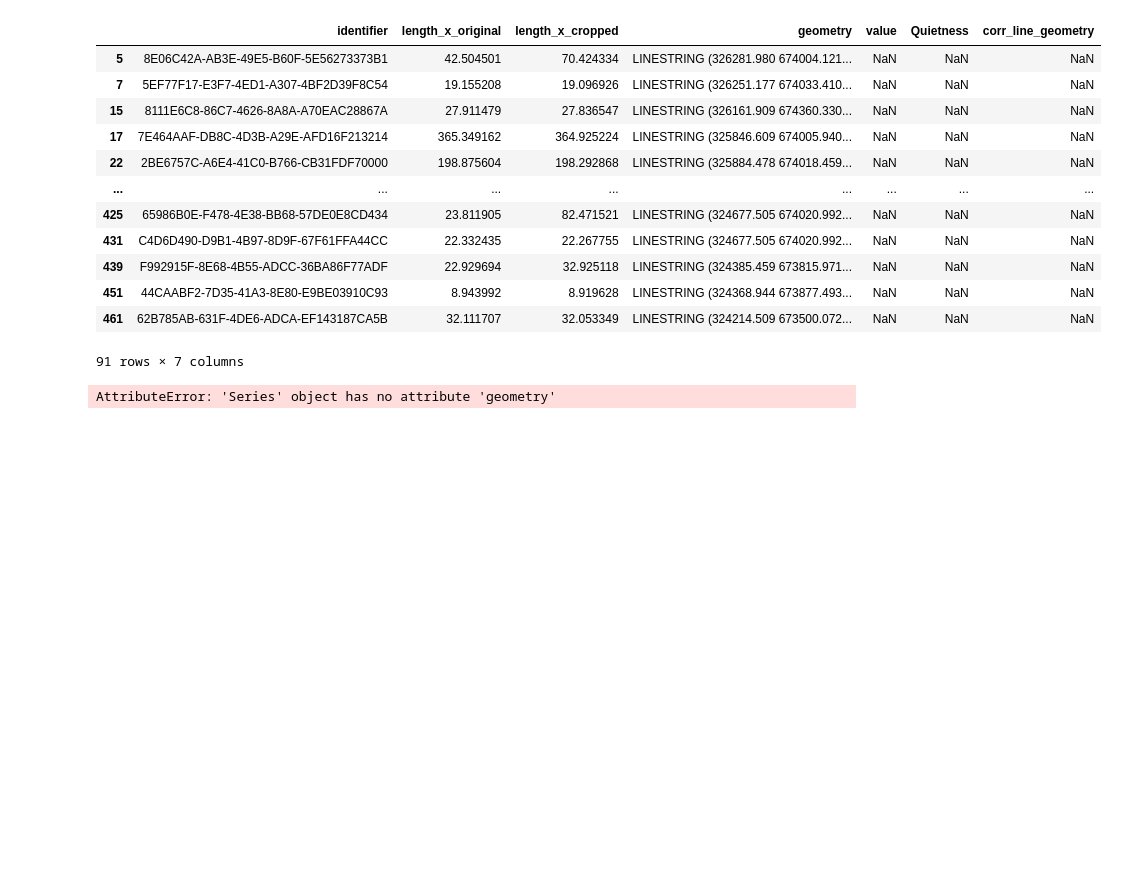
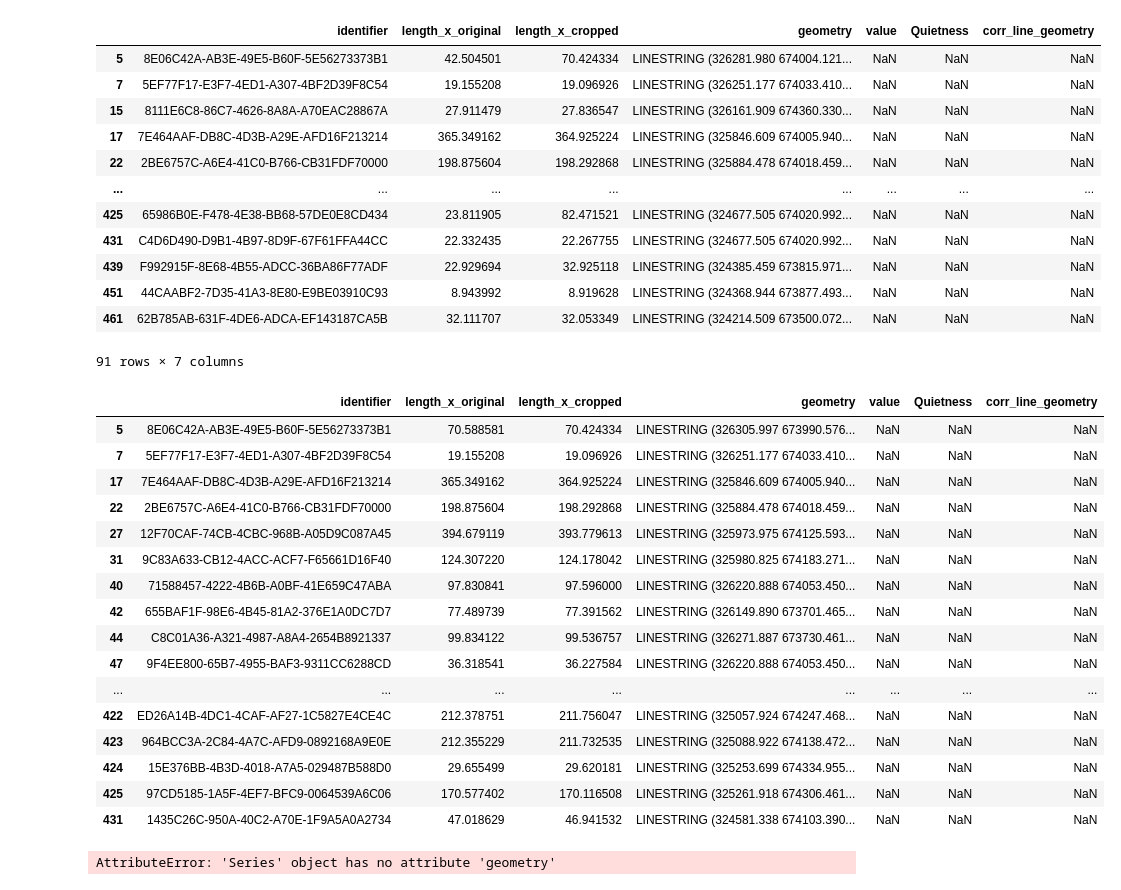
Before and after one commit to nptscot/networkmerge, a Jupyter notebook: stplanr in python.ipynb, the cells around one changed output. Saved outputs shown, nothing was run; the diff lists cells and outputs as text; code cells hidden in the pictures; blank space fills up the shorter version.

```diff
--- a/stplanr in python.ipynb
+++ b/stplanr in python.ipynb
@@ -286,6 +353,26 @@ res_sf[res_sf.isnull().any(axis=1)]
 | 451 | 44CAABF2-7D35-41A3-8E80-E9BE03910C93 | 8.943992 | 8.919628 | LINESTRING (324368.944 673877.493... | NaN | NaN | NaN |
 | 461 | 62B785AB-631F-4DE6-ADCA-EF143187CA5B | 32.111707 | 32.053349 | LINESTRING (324214.509 673500.072... | NaN | NaN | NaN |
 91 rows × 7 columns
+# %%
+rows_with_nulls
+# %% [output]
+|  | identifier | length_x_original | length_x_cropped | geometry | value | Quietness | corr_line_geometry |
+| 5 | 8E06C42A-AB3E-49E5-B60F-5E56273373B1 | 70.588581 | 70.424334 | LINESTRING (326305.997 673990.576... | NaN | NaN | NaN |
+| 7 | 5EF77F17-E3F7-4ED1-A307-4BF2D39F8C54 | 19.155208 | 19.096926 | LINESTRING (326251.177 674033.410... | NaN | NaN | NaN |
+| 17 | 7E464AAF-DB8C-4D3B-A29E-AFD16F213214 | 365.349162 | 364.925224 | LINESTRING (325846.609 674005.940... | NaN | NaN | NaN |
+| 22 | 2BE6757C-A6E4-41C0-B766-CB31FDF70000 | 198.875604 | 198.292868 | LINESTRING (325884.478 674018.459... | NaN | NaN | NaN |
+| 27 | 12F70CAF-74CB-4CBC-968B-A05D9C087A45 | 394.679119 | 393.779613 | LINESTRING (325973.975 674125.593... | NaN | NaN | NaN |
+| 31 | 9C83A633-CB12-4ACC-ACF7-F65661D16F40 | 124.307220 | 124.178042 | LINESTRING (325980.825 674183.271... | NaN | NaN | NaN |
+| 40 | 71588457-4222-4B6B-A0BF-41E659C47ABA | 97.830841 | 97.596000 | LINESTRING (326220.888 674053.450... | NaN | NaN | NaN |
+| 42 | 655BAF1F-98E6-4B45-81A2-376E1A0DC7D7 | 77.489739 | 77.391562 | LINESTRING (326149.890 673701.465... | NaN | NaN | NaN |
+| 44 | C8C01A36-A321-4987-A8A4-2654B8921337 | 99.834122 | 99.536757 | LINESTRING (326271.887 673730.461... | NaN | NaN | NaN |
+| 47 | 9F4EE800-65B7-4955-BAF3-9311CC6288CD | 36.318541 | 36.227584 | LINESTRING (326220.888 674053.450... | NaN | NaN | NaN |
+| ... | ... | ... | ... | ... | ... | ... | ... |
+| 422 | ED26A14B-4DC1-4CAF-AF27-1C5827E4CE4C | 212.378751 | 211.756047 | LINESTRING (325057.924 674247.468... | NaN | NaN | NaN |
+| 423 | 964BCC3A-2C84-4A7C-AFD9-0892168A9E0E | 212.355229 | 211.732535 | LINESTRING (325088.922 674138.472... | NaN | NaN | NaN |
+| 424 | 15E376BB-4B3D-4018-A7A5-029487B588D0 | 29.655499 | 29.620181 | LINESTRING (325253.699 674334.955... | NaN | NaN | NaN |
+| 425 | 97CD5185-1A5F-4EF7-BFC9-0064539A6C06 | 170.577402 | 170.116508 | LINESTRING (325261.918 674306.461... | NaN | NaN | NaN |
+| 431 | 1435C26C-950A-40C2-A70E-1F9A5A0A2734 | 47.018629 | 46.941532 | LINESTRING (324581.338 674103.390... | NaN | NaN | NaN |
 # %%
 if sum_flows:
     res_sf['length_x'] = res_sf.geometry.length
```
Also changed, not shown: parts of 12 cells of this notebook.
